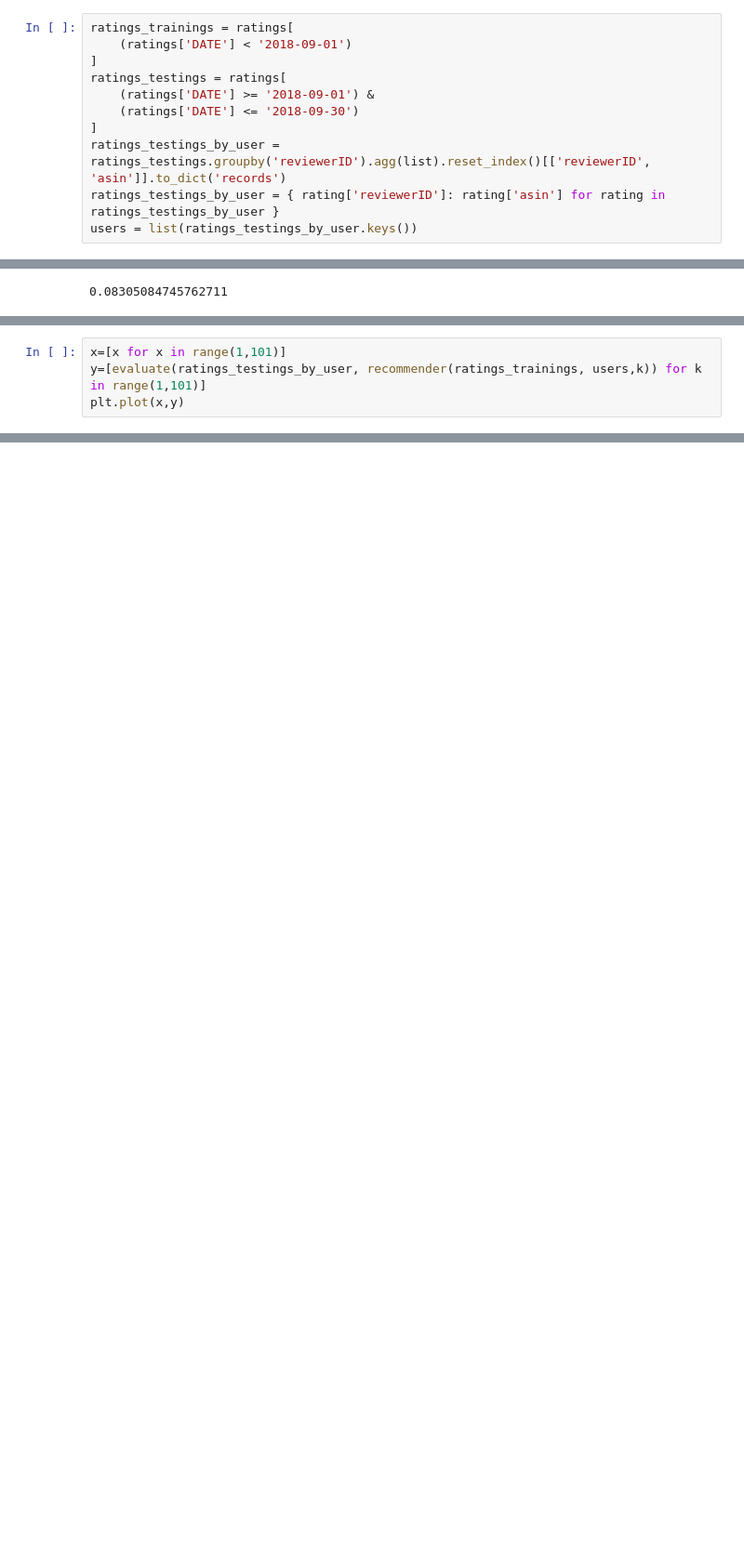
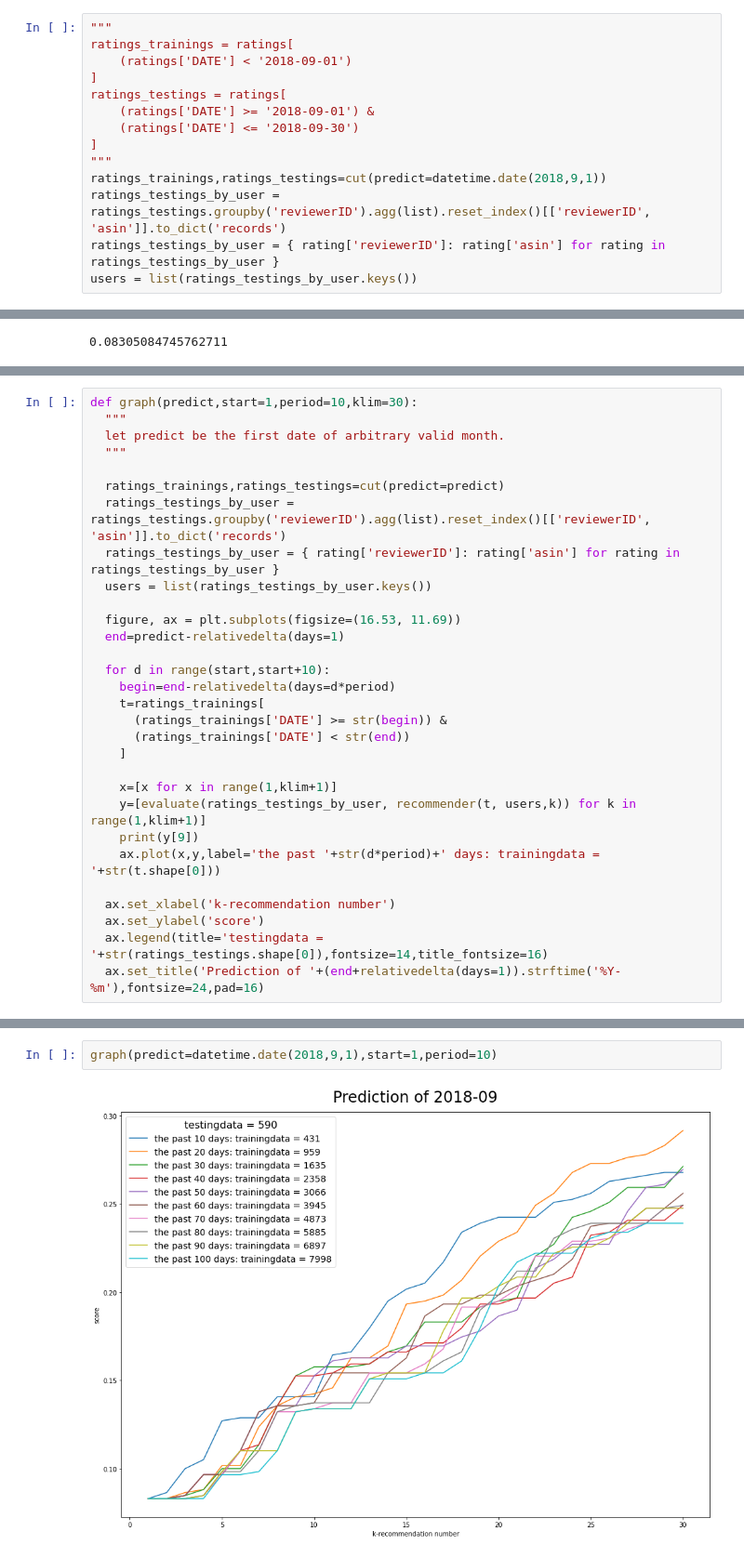
Before and after one commit to HSKrab/data-course-sample, a Jupyter notebook: sample.ipynb, the cells around one changed output, grey strips where cells are left out. Shown: that part at 93% size. Drawn from its saved outputs; the diff is of its cells as text; blank space fills up the shorter version.

```diff
--- a/sample.ipynb
+++ b/sample.ipynb
@@ -74,4 +88,5 @@ ratings['DATE'] = pd.to_datetime(ratings['unixReviewTime'], unit='s')
 # %%
+"""
 ratings_trainings = ratings[
     (ratings['DATE'] < '2018-09-01')
 ]
@@ -79,6 +94,8 @@ ratings_testings = ratings[
     (ratings['DATE'] >= '2018-09-01') &
     (ratings['DATE'] <= '2018-09-30')
 ]
+"""
+ratings_trainings,ratings_testings=cut(predict=datetime.date(2018,9,1))
 ratings_testings_by_user = ratings_testings.groupby('reviewerID').agg(list).reset_index()[['reviewerID', 'asin']].to_dict('records')
 ratings_testings_by_user = { rating['reviewerID']: rating['asin'] for rating in ratings_testings_by_user }
 users = list(ratings_testings_by_user.keys())
@@ -174,4 +232,30 @@ evaluate(ratings_testings_by_user, recommender(t, users,10))
-# %%
-x=[x for x in range(1,101)]
-y=[evaluate(ratings_testings_by_user, recommender(ratings_trainings, users,k)) for k in range(1,101)]
-plt.plot(x,y)
+# %%
+def graph(predict,start=1,period=10,klim=30):
+  """
+  let predict be the first date of arbitrary valid month.
+  """
+
+  ratings_trainings,ratings_testings=cut(predict=predict)
+  ratings_testings_by_user = ratings_testings.groupby('reviewerID').agg(list).reset_index()[['reviewerID', 'asin']].to_dict('records')
+  ratings_testings_by_user = { rating['reviewerID']: rating['asin'] for rating in ratings_testings_by_user }
+  users = list(ratings_testings_by_user.keys())
+
+  figure, ax = plt.subplots(figsize=(16.53, 11.69))
+  end=predict-relativedelta(days=1)
+
+  for d in range(start,start+10):
+    begin=end-relativedelta(days=d*period)
+    t=ratings_trainings[
+      (ratings_trainings['DATE'] >= str(begin)) &
+      (ratings_trainings['DATE'] < str(end))
+    ]
+
+    x=[x for x in range(1,klim+1)]
+    y=[evaluate(ratings_testings_by_user, recommender(t, users,k)) for k in range(1,klim+1)]
+    print(y[9])
+    ax.plot(x,y,label='the past '+str(d*period)+' days: trainingdata = '+str(t.shape[0]))
+
+  ax.set_xlabel('k-recommendation number')
+  ax.set_ylabel('score')
+  ax.legend(title='testingdata = '+str(ratings_testings.shape[0]),fontsize=14,title_fontsize=16)
+  ax.set_title('Prediction of '+(end+relativedelta(days=1)).strftime('%Y-%m'),fontsize=24,pad=16)
@@ -177,0 +267,4 @@ plt.plot(x,y)
+# %%
+graph(predict=datetime.date(2018,9,1),start=1,period=10)
+# %% [output]
+[figure, added]
```
Also changed, not shown: parts of 17 cells of this notebook.
